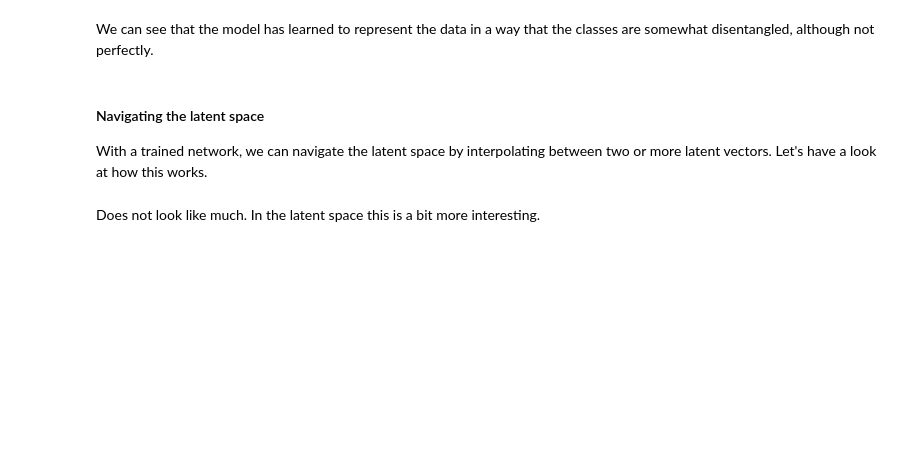
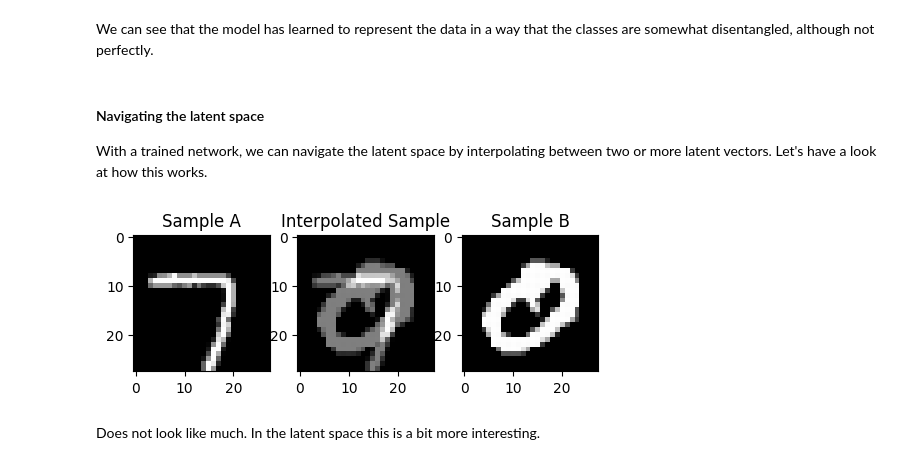
Before and after one commit to ada-jt1725/deep-learning, a Jupyter notebook: Day07-VAEs/Day07-VAEs_morning_codealong.ipynb, the cells around one changed output. Drawn from its saved outputs; the diff is of its cells as text; code cells hidden in the pictures; blank space fills up the shorter version.

```diff
--- a/Day07-VAEs/Day07-VAEs_morning_codealong.ipynb
+++ b/Day07-VAEs/Day07-VAEs_morning_codealong.ipynb
@@ -343,20 +343,22 @@ sample_A, sample_B = samples[8].unsqueeze(0), samples[10].unsqueeze(0)
 # %%
 # A very simple interpolation/blending function
 def interpolate(x, y, alpha):
-    return ###
+    return x*alpha+y*(1-alpha)
 # %%
 # Baseline: interpolate between samples
-sample_interpolated = ###
+sample_interpolated = interpolate(sample_A, sample_B, 0.5)
 
 # Visualize results
 fig, ax = plt.subplots(1, 3, figsize=(6, 2))
 ax[0].imshow(sample_A[0,0].cpu().numpy(), cmap='gray')
 ax[1].imshow(sample_interpolated[0,0].cpu().numpy(), cmap='gray')
 ax[2].imshow(sample_B[0,0].cpu().numpy(), cmap='gray')
 ax[0].set_title('Sample A')
 ax[1].set_title('Interpolated Sample')
 ax[2].set_title('Sample B')
 plt.show()
+# %% [output]
+[figure, added]
 # %% [markdown]
 Does not look like much. In the latent space this is a bit more interesting.
 # %%
```
Also changed, not shown: parts of 15 cells of this notebook.
